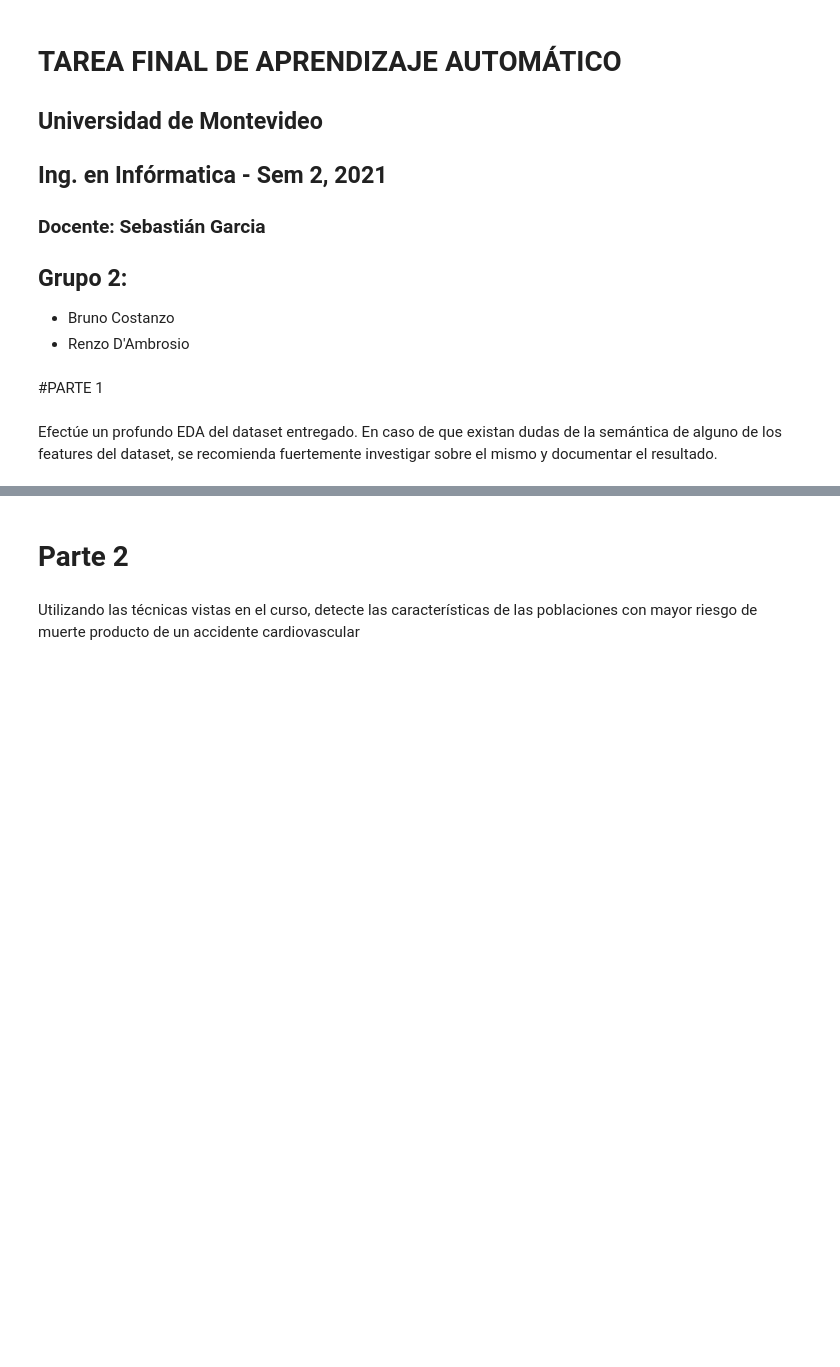
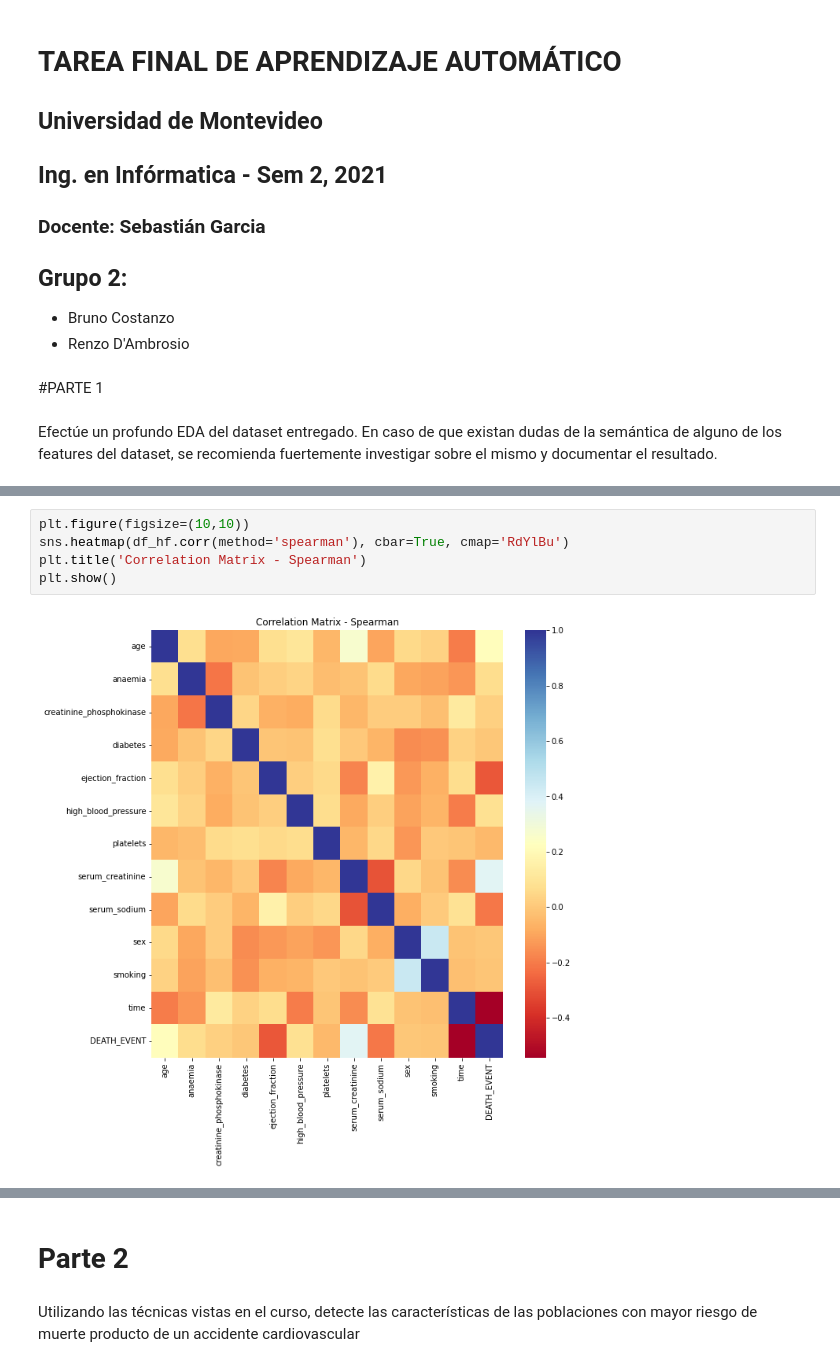
Before and after one commit to rdambrosioz/aa_2021, a Jupyter notebook: aa_tareaFinal_costanzo_dambrosio.ipynb, the cells around one changed output, grey strips where cells are left out. Drawn from its saved outputs; the diff is of its cells as text; blank space fills up the shorter version.

```diff
--- a/aa_tareaFinal_costanzo_dambrosio.ipynb
+++ b/aa_tareaFinal_costanzo_dambrosio.ipynb
@@ -16,0 +84,7 @@ Efectúe un profundo EDA del dataset entregado. En caso de que existan dudas de
+# %%
+plt.figure(figsize=(10,10))
+sns.heatmap(df_hf.corr(method='spearman'), cbar=True, cmap='RdYlBu')
+plt.title('Correlation Matrix - Spearman')
+plt.show()
+# %% [output]
+[figure, added]
```
Also changed, not shown: parts of 12 cells of this notebook.
